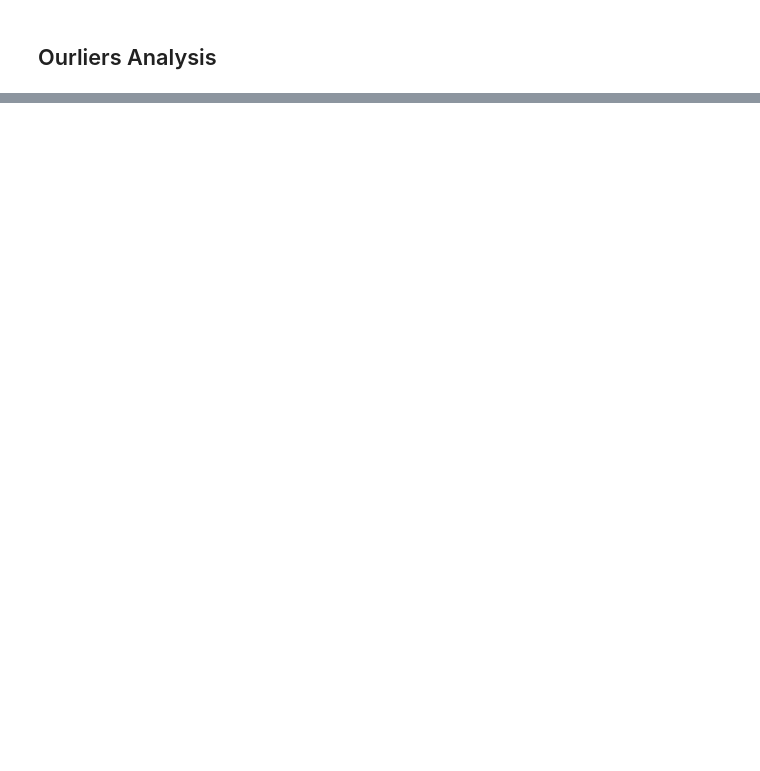
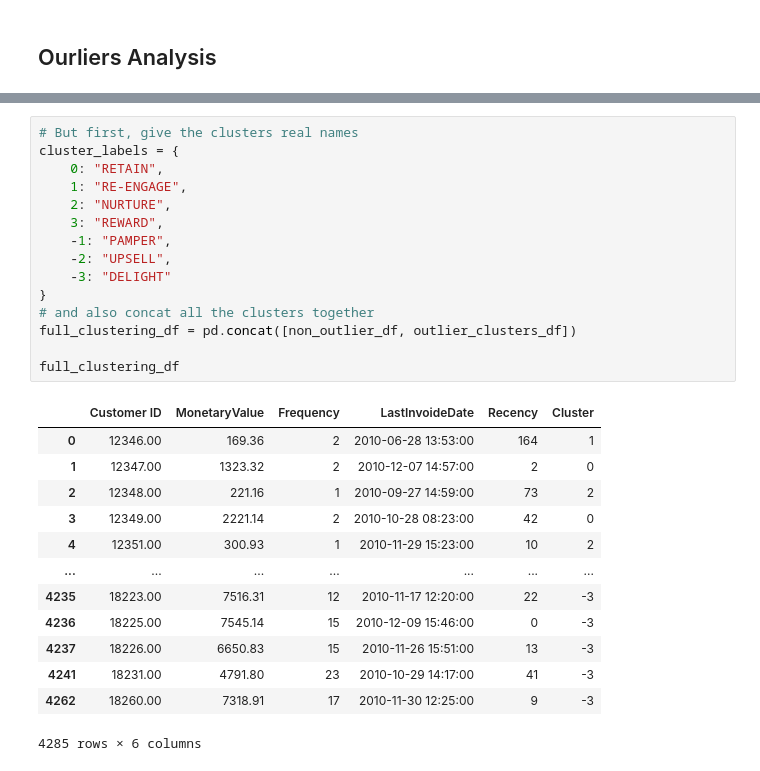
Before and after one commit to EmiTR/KMeans_Clustering, a Jupyter notebook: Kmeans_Customers_Segmentation.ipynb, the cells around one changed output, grey strips where cells are left out. Drawn from its saved outputs; the diff is of its cells as text; blank space fills up the shorter version.

```diff
--- a/Kmeans_Customers_Segmentation.ipynb
+++ b/Kmeans_Customers_Segmentation.ipynb
@@ -766,0 +848,29 @@ Cluster 3 (Red): "Reward"
+# %%
+# But first, give the clusters real names
+cluster_labels = {
+    0: "RETAIN",
+    1: "RE-ENGAGE",
+    2: "NURTURE",
+    3: "REWARD",
+    -1: "PAMPER",
+    -2: "UPSELL",
+    -3: "DELIGHT"
+}
+# and also concat all the clusters together
+full_clustering_df = pd.concat([non_outlier_df, outlier_clusters_df])
+
+full_clustering_df
+# %% [output]
+|  | Customer ID | MonetaryValue | Frequency | LastInvoideDate | Recency | Cluster |
+| 0 | 12346.00 | 169.36 | 2 | 2010-06-28 13:53:00 | 164 | 1 |
+| 1 | 12347.00 | 1323.32 | 2 | 2010-12-07 14:57:00 | 2 | 0 |
+| 2 | 12348.00 | 221.16 | 1 | 2010-09-27 14:59:00 | 73 | 2 |
+| 3 | 12349.00 | 2221.14 | 2 | 2010-10-28 08:23:00 | 42 | 0 |
+| 4 | 12351.00 | 300.93 | 1 | 2010-11-29 15:23:00 | 10 | 2 |
+| ... | ... | ... | ... | ... | ... | ... |
+| 4235 | 18223.00 | 7516.31 | 12 | 2010-11-17 12:20:00 | 22 | -3 |
+| 4236 | 18225.00 | 7545.14 | 15 | 2010-12-09 15:46:00 | 0 | -3 |
+| 4237 | 18226.00 | 6650.83 | 15 | 2010-11-26 15:51:00 | 13 | -3 |
+| 4241 | 18231.00 | 4791.80 | 23 | 2010-10-29 14:17:00 | 41 | -3 |
+| 4262 | 18260.00 | 7318.91 | 17 | 2010-11-30 12:25:00 | 9 | -3 |
+4285 rows × 6 columns
```
Also changed, not shown: parts of 8 cells of this notebook.
